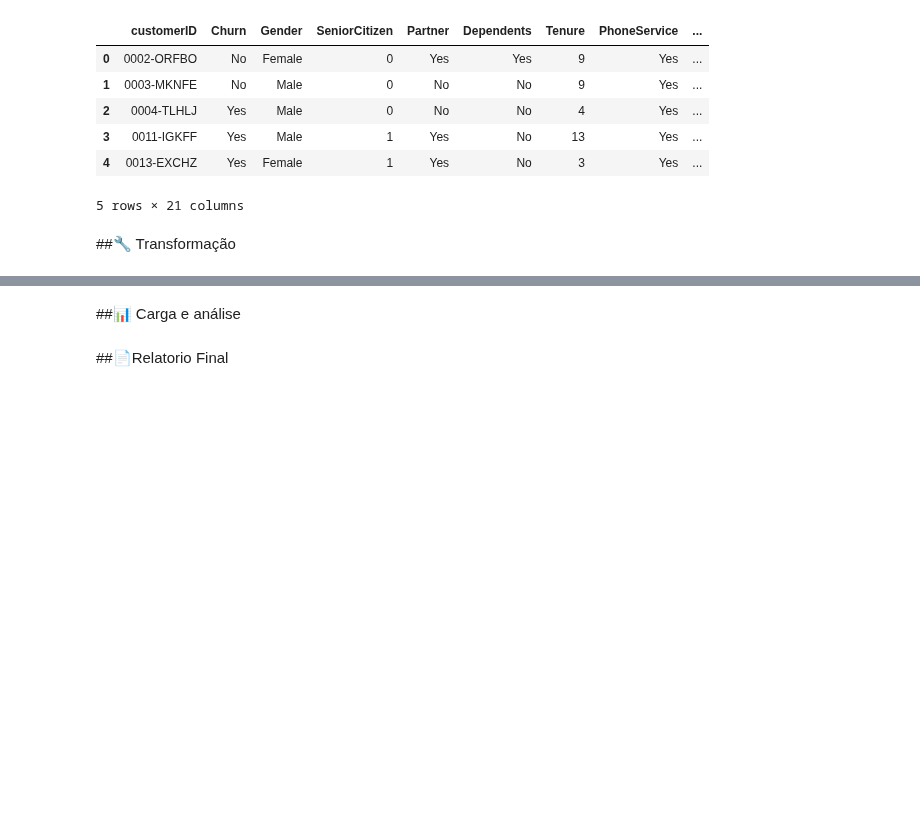
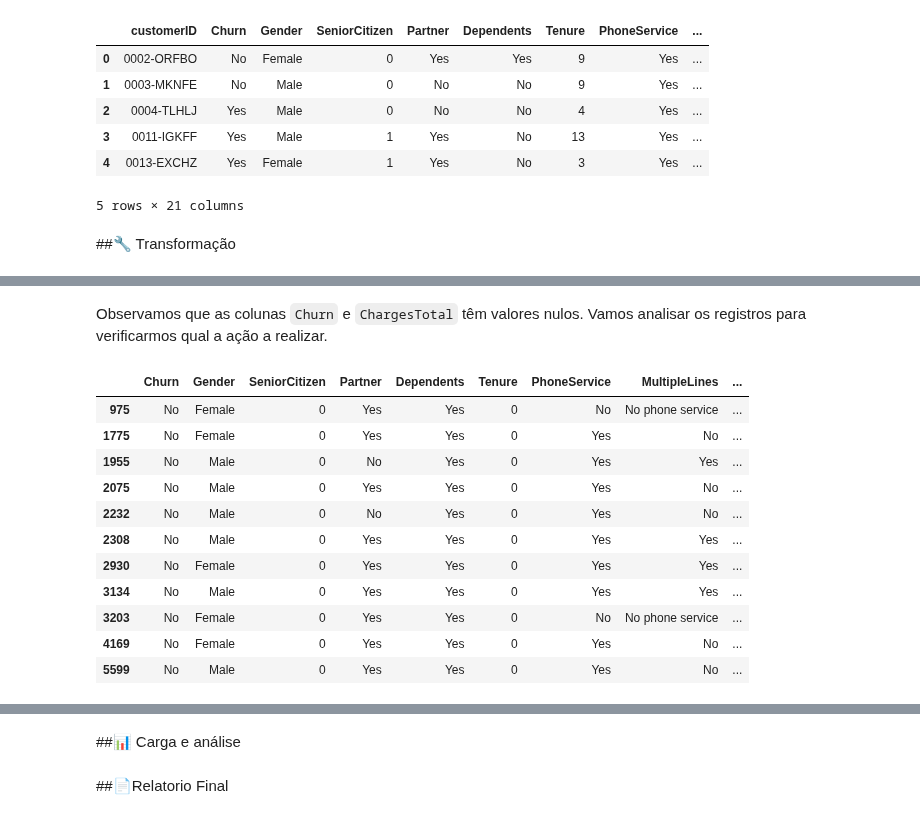
Before and after one commit to rafaelreisramos/oracle-one, a Jupyter notebook: challenge-telecom-x/TelecomX_BR.ipynb, the cells around one changed output, grey strips where cells are left out. Drawn from its saved outputs; the diff is of its cells as text; code cells hidden in the pictures; blank space fills up the shorter version.

Commit message:
Elimina registros com valores nulos e invalidos

```diff
--- a/challenge-telecom-x/TelecomX_BR.ipynb
+++ b/challenge-telecom-x/TelecomX_BR.ipynb
@@ -128,12 +128,12 @@ Index(['customerID', 'Churn', 'customer_gender', 'customer_SeniorCitizen',
 # %%
 new_columns_names = ['customerID', 'Churn', 'Gender', 'SeniorCitizen',
        'Partner', 'Dependents', 'Tenure',
-       'PhoneService', 'MultiplePhoneLines', 'InternetService',
+       'PhoneService', 'MultipleLines', 'InternetService',
        'OnlineSecurity', 'OnlineBackup',
        'DeviceProtection', 'TechSupport',
        'StreamingTV', 'StreamingMovies', 'Contract',
        'PaperlessBilling', 'PaymentMethod',
-       'Charges_Monthly', 'Charges_Total']
+       'ChargesMonthly', 'ChargesTotal']
 df = df.set_axis(new_columns_names, axis='columns')
 df.head()
 # %% [output]
@@ -148,0 +163,3 @@ df.head()
+# %%
+df.drop('customerID', axis=1, inplace=True)
+df.head()
@@ -148,0 +197,2 @@ df.head()
+# %%
+df['ChargesTotal'] = pd.to_numeric(df['ChargesTotal'], errors='coerce')
@@ -148,0 +201,4 @@ df.head()
+# %%
+colunas_object = df.select_dtypes(include='object').columns
+for coluna in colunas_object:
+    df[coluna] = df[coluna].str.strip().apply(lambda x: x if x != '' else None)
@@ -148,0 +228,17 @@ df.head()
+# %% [markdown]
+Observamos que as colunas `Churn` e `ChargesTotal` têm valores nulos. Vamos analisar os registros para verificarmos qual a ação a realizar.
+# %%
+df[df['ChargesTotal'].isnull()]
+# %% [output]
+|  | Churn | Gender | SeniorCitizen | Partner | Dependents | Tenure | PhoneService | MultipleLines | ... |
+| 975 | No | Female | 0 | Yes | Yes | 0 | No | No phone service | ... |
+| 1775 | No | Female | 0 | Yes | Yes | 0 | Yes | No | ... |
+| 1955 | No | Male | 0 | No | Yes | 0 | Yes | Yes | ... |
+| 2075 | No | Male | 0 | Yes | Yes | 0 | Yes | No | ... |
+| 2232 | No | Male | 0 | No | Yes | 0 | Yes | No | ... |
+| 2308 | No | Male | 0 | Yes | Yes | 0 | Yes | Yes | ... |
+| 2930 | No | Female | 0 | Yes | Yes | 0 | Yes | Yes | ... |
+| 3134 | No | Male | 0 | Yes | Yes | 0 | Yes | Yes | ... |
+| 3203 | No | Female | 0 | Yes | Yes | 0 | No | No phone service | ... |
+| 4169 | No | Female | 0 | Yes | Yes | 0 | Yes | No | ... |
+| 5599 | No | Male | 0 | Yes | Yes | 0 | Yes | No | ... |
```
Also changed, not shown: parts of 19 cells of this notebook.
